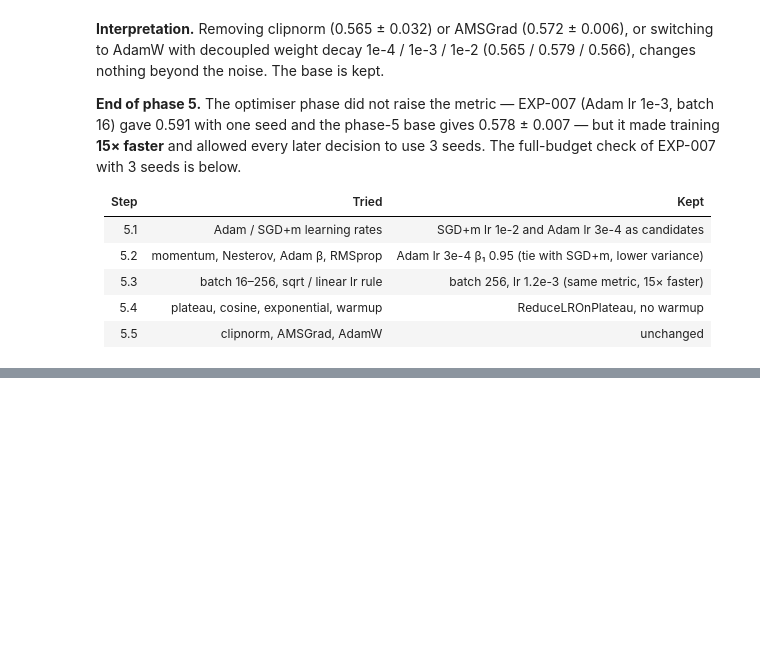
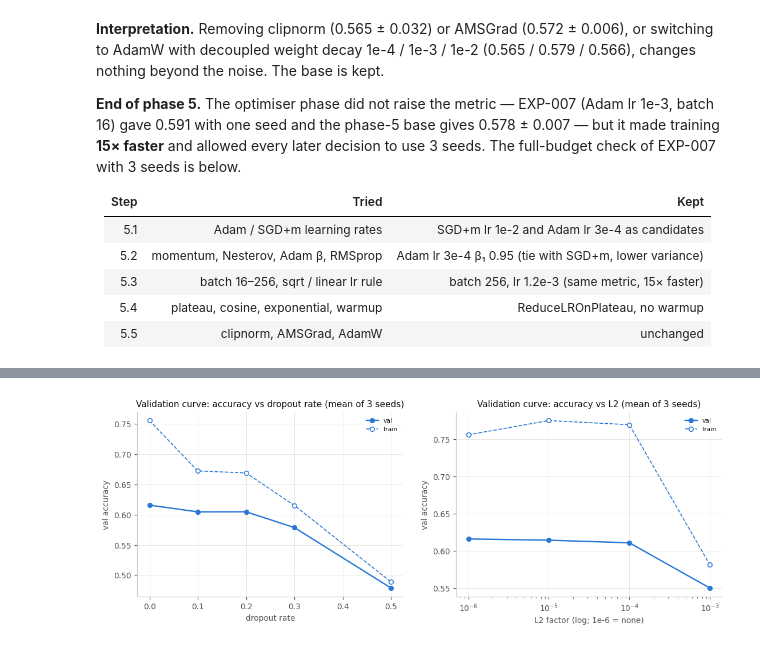
Before and after one commit to alexsierra45/image-recognition, a Jupyter notebook: hyperparameter_sweep.ipynb, the cells around one changed output, grey strips where cells are left out. Cells and saved outputs as stored; diff of their text form; code cells hidden in the pictures; blank space fills up the shorter version.

```diff
--- a/hyperparameter_sweep.ipynb
+++ b/hyperparameter_sweep.ipynb
@@ -531,0 +538,16 @@ display(pu.seed_summary(chk).style.format(precision=3).hide(axis='index'))
+# %%
+df6 = pu.expand_config(pu.load_results().query("id.str.startswith('EXP-010_bs256_sqrt_60ep') or exp_id == 'EXP-013'", engine='python'))
+s6 = pu.seed_summary(df6)
+display(s6.style.format(precision=3).hide(axis='index'))
+base = df6[df6['variant'] == 'EXP-010_bs256_sqrt_60ep']
+def strength_curve(col, prefix, values):
+    d = pd.concat([base.assign(**{col: 0.0}), df6[df6['variant'].str.startswith(prefix)]])
+    d = d[d[col].isin([0.0] + values)]
+    return d.groupby(col)[['val_acc', 'train_acc', 'mean_recall', 'train_mean_recall']].mean().reset_index()
+dr = strength_curve('dropout', 'EXP-013_dropout', [0.1, 0.2, 0.3, 0.5])
+l2 = strength_curve('l2', 'EXP-013_l2', [1e-5, 1e-4, 1e-3]); l2['l2'] = l2['l2'].replace(0.0, 1e-6)
+fig, axes = pu.plt.subplots(1, 2, figsize=(12, 3.8))
+pu.plot_sweep(dr, 'dropout', 'val_acc', ax=axes[0], title='Validation curve: accuracy vs dropout rate (mean of 3 seeds)', xlabel='dropout rate')
+pu.plot_sweep(l2, 'l2', 'val_acc', logx=True, ax=axes[1], title='Validation curve: accuracy vs L2 (mean of 3 seeds)', xlabel='L2 factor (log; 1e-6 = none)')
+pu._save(fig, 'phase6_validation_curves');
+# %% [output]
@@ -531,0 +567 @@ display(pu.seed_summary(chk).style.format(precision=3).hide(axis='index'))
+[figure, added]
```
Also changed, not shown: parts of 13 cells of this notebook, 27 other files.
